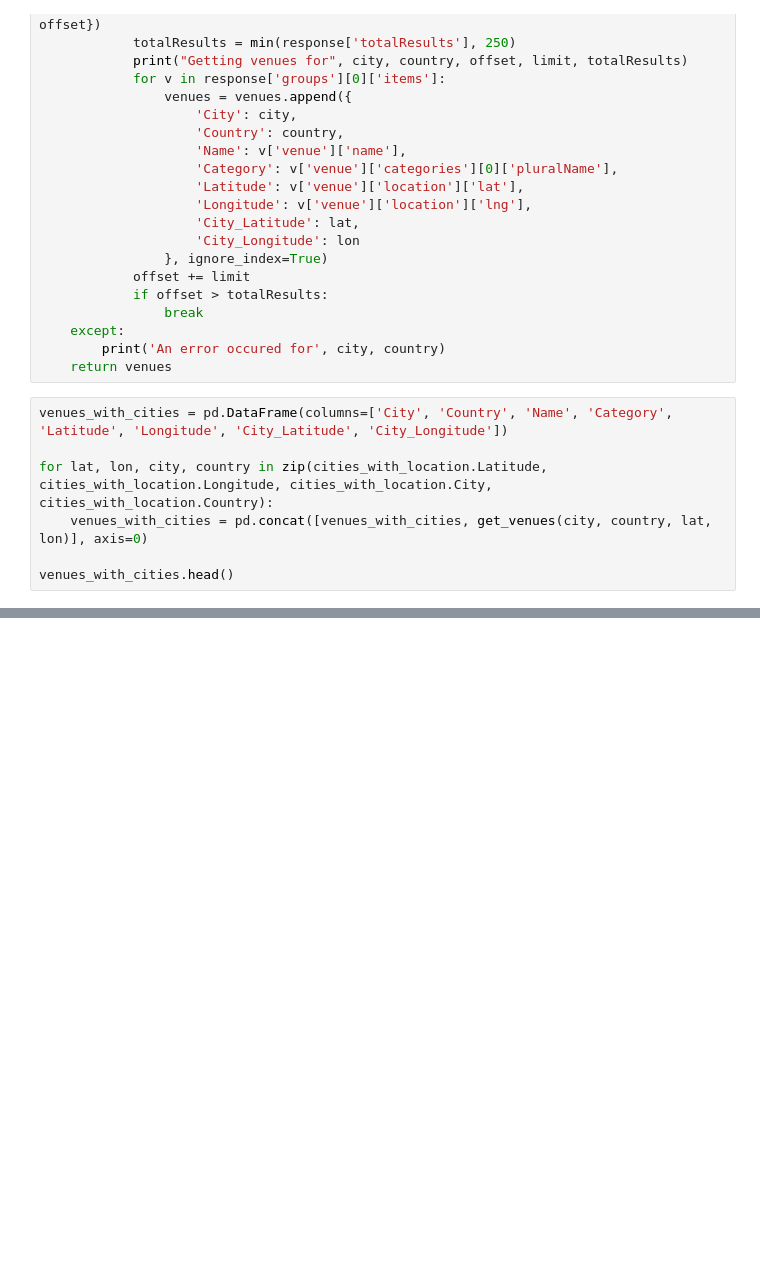
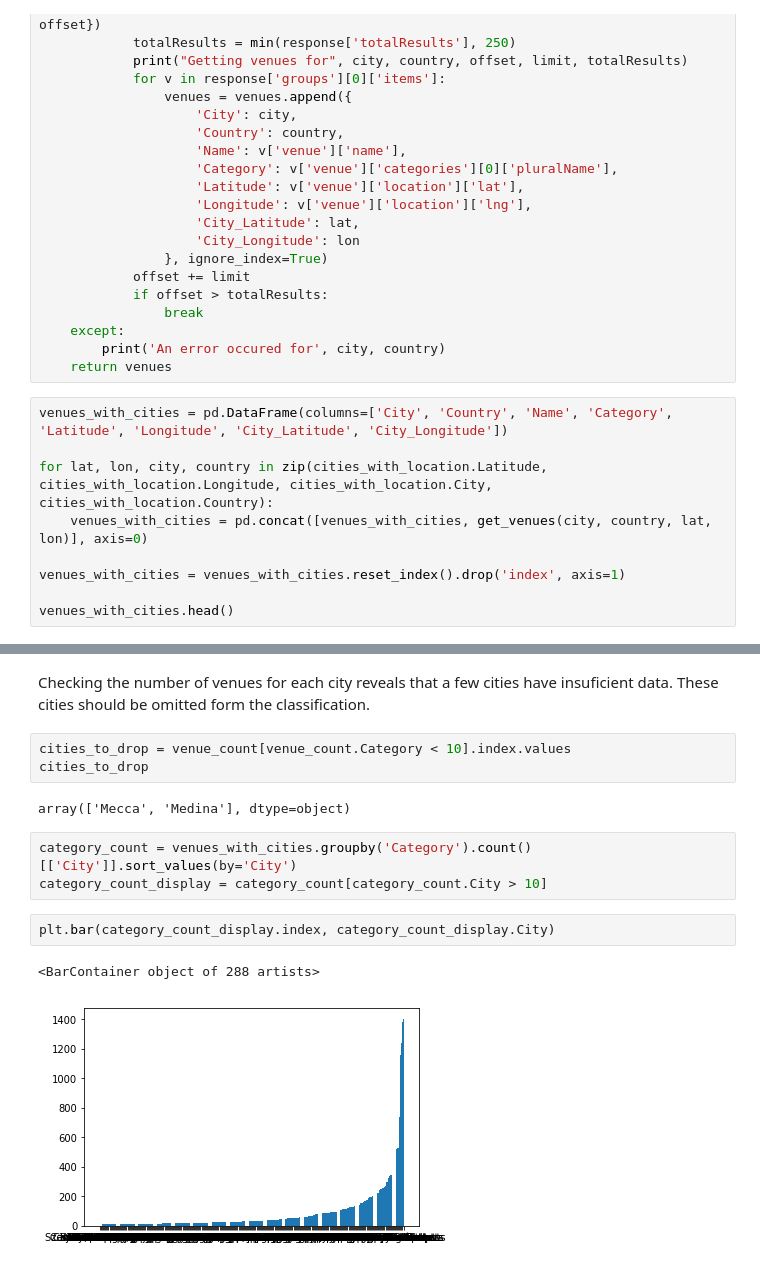
Before and after one commit to dudasaron/Applied-Data-Science---Capstone-Project, a Jupyter notebook: Clustering destinations.ipynb, the cells around one changed output, grey strips where cells are left out. Cells and saved outputs as stored; diff of their text form; blank space fills up the shorter version.

Commit message:
Cities clustered and visualized

```diff
--- a/Clustering destinations.ipynb
+++ b/Clustering destinations.ipynb
@@ -180,5 +182,7 @@ venues_with_cities = pd.DataFrame(columns=['City', 'Country', 'Name', 'Category'
 for lat, lon, city, country in zip(cities_with_location.Latitude, cities_with_location.Longitude, cities_with_location.City, cities_with_location.Country):
     venues_with_cities = pd.concat([venues_with_cities, get_venues(city, country, lat, lon)], axis=0)
 
+venues_with_cities = venues_with_cities.reset_index().drop('index', axis=1)
+
 venues_with_cities.head()
 # %% [output]
@@ -229,0 +235,15 @@ venues_with_cities.groupby('City').count()
+# %% [markdown]
+Checking the number of venues for each city reveals that a few cities have insuficient data. These cities should be omitted form the classification.
+# %%
+cities_to_drop = venue_count[venue_count.Category < 10].index.values
+cities_to_drop
+# %% [output]
+array(['Mecca', 'Medina'], dtype=object)
+# %%
+category_count = venues_with_cities.groupby('Category').count()[['City']].sort_values(by='City')
+category_count_display = category_count[category_count.City > 10]
+# %%
+plt.bar(category_count_display.index, category_count_display.City)
+# %% [output]
+<BarContainer object of 288 artists>
+[figure, added]
```
Also changed, not shown: parts of 19 cells of this notebook.
